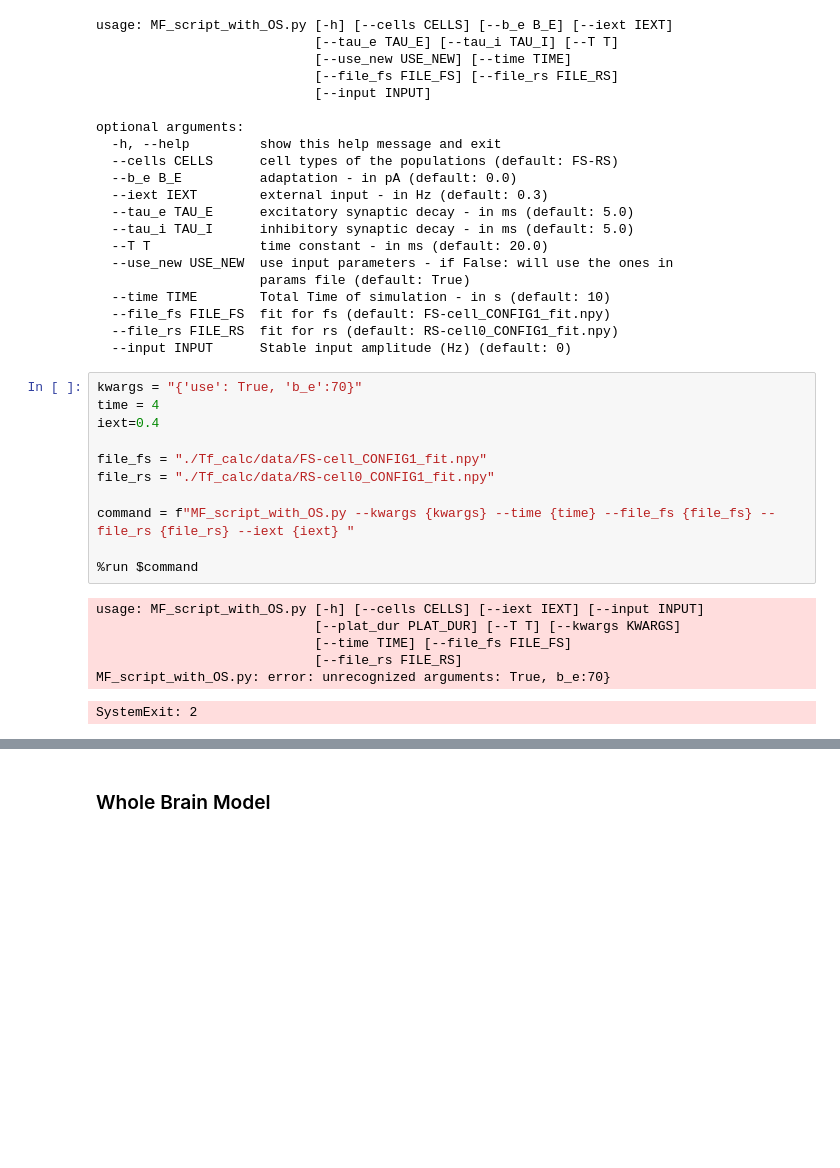
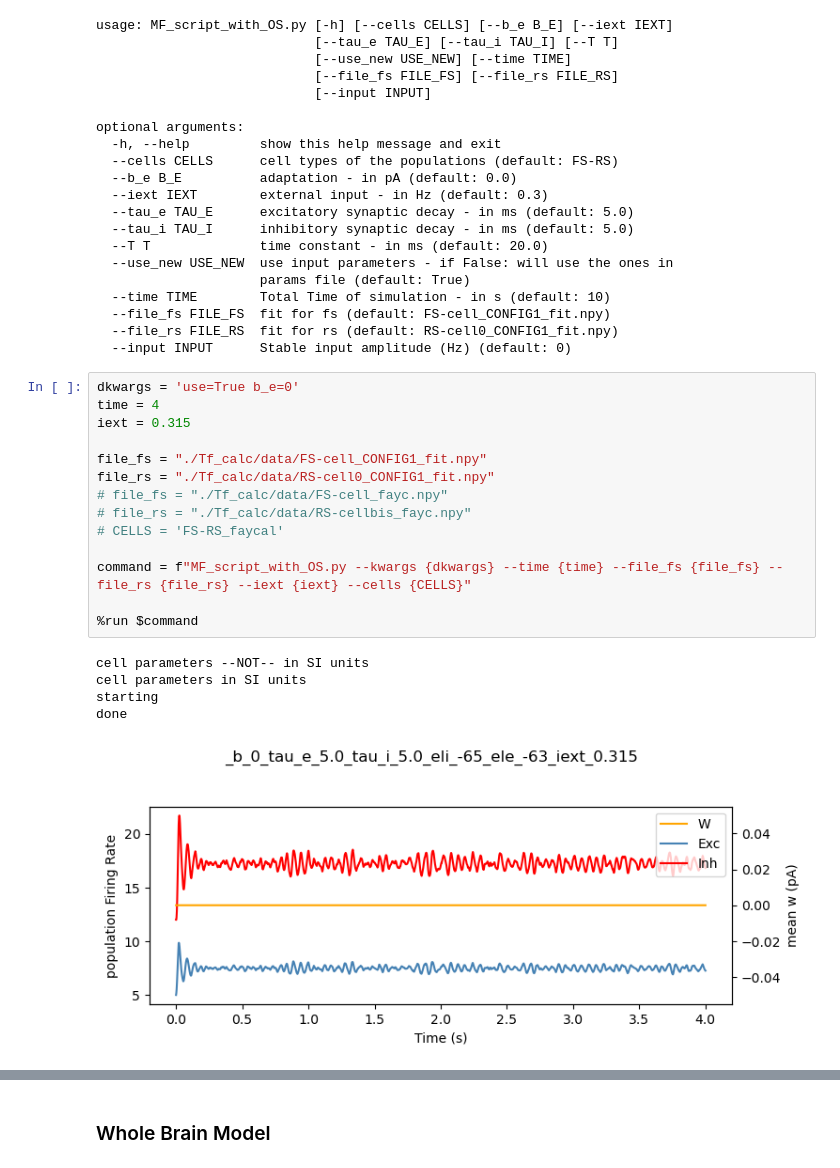
Before and after one commit to mariasacha/paper_pipeline_hub, a Jupyter notebook: whole_pipeline.ipynb, the cells around one changed output, grey strips where cells are left out. Saved outputs shown, nothing was run; the diff lists cells and outputs as text; blank space fills up the shorter version.

Commit message:
improve the argparse dictionary in single_cell, MF, SNN to work in both systems
change the names of state variables in single_cell_sim to avoid problems with internal / globalspace variables

```diff
--- a/whole_pipeline.ipynb
+++ b/whole_pipeline.ipynb
@@ -114,20 +141,22 @@ optional arguments:
   --file_rs FILE_RS  fit for rs (default: RS-cell0_CONFIG1_fit.npy)
   --input INPUT      Stable input amplitude (Hz) (default: 0)
 # %%
-kwargs = "{'use': True, 'b_e':70}"
+dkwargs = 'use=True b_e=0'
 time = 4
-iext=0.4
+iext = 0.315
 
 file_fs = "./Tf_calc/data/FS-cell_CONFIG1_fit.npy"
 file_rs = "./Tf_calc/data/RS-cell0_CONFIG1_fit.npy"
+# file_fs = "./Tf_calc/data/FS-cell_fayc.npy"
+# file_rs = "./Tf_calc/data/RS-cellbis_fayc.npy"
+# CELLS = 'FS-RS_faycal'
 
-command = f"MF_script_with_OS.py --kwargs {kwargs} --time {time} --file_fs {file_fs} --file_rs {file_rs} --iext {iext} "
+command = f"MF_script_with_OS.py --kwargs {dkwargs} --time {time} --file_fs {file_fs} --file_rs {file_rs} --iext {iext} --cells {CELLS}"
 
 %run $command
 # %% [output]
-usage: MF_script_with_OS.py [-h] [--cells CELLS] [--iext IEXT] [--input INPUT]
-                            [--plat_dur PLAT_DUR] [--T T] [--kwargs KWARGS]
-                            [--time TIME] [--file_fs FILE_FS]
-                            [--file_rs FILE_RS]
-MF_script_with_OS.py: error: unrecognized arguments: True, b_e:70}
+cell parameters --NOT-- in SI units
+cell parameters in SI units
+starting
+done
-SystemExit: 2
+[figure, added]
```
Also changed, not shown: parts of 13 cells of this notebook, 10 other files.
